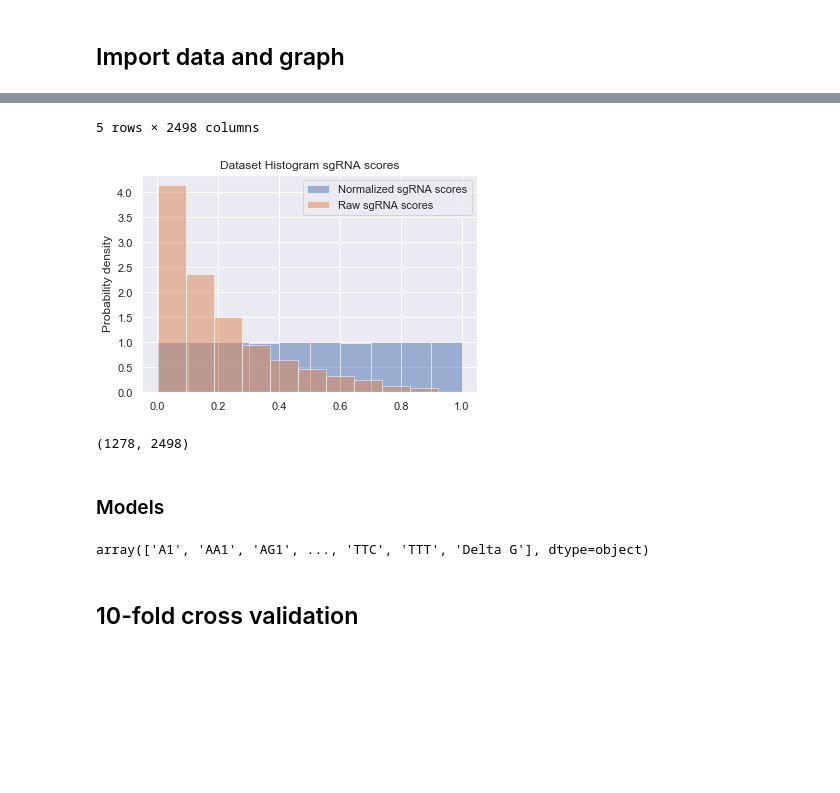
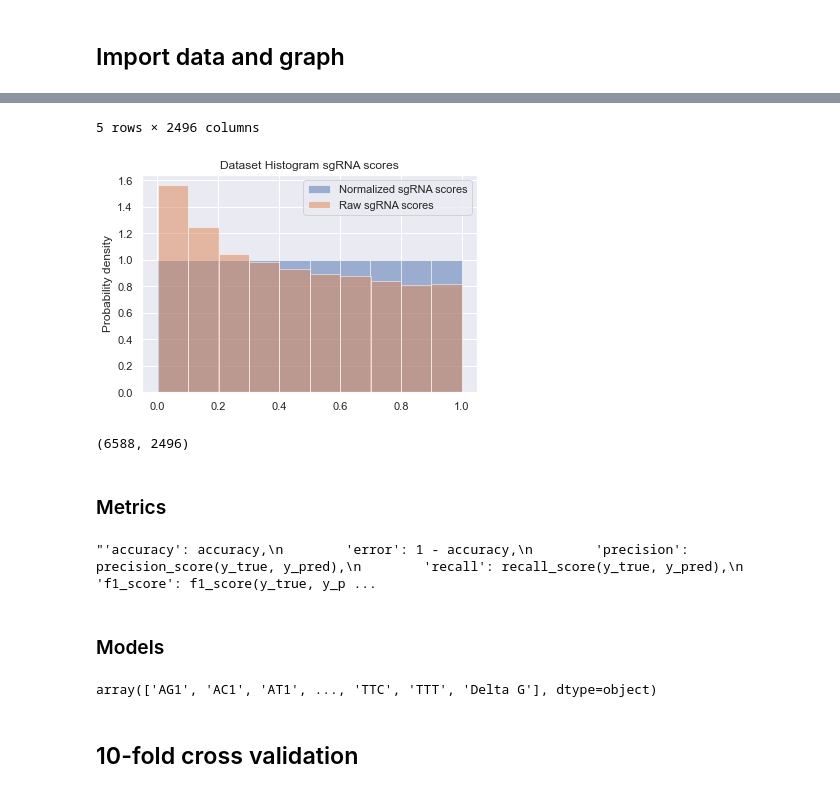
Before and after one commit to hayitsian/Gene-Editing-Guide-LM, a Jupyter notebook: Model.ipynb, the cells around one changed output, grey strips where cells are left out. Drawn from its saved outputs; the diff is of its cells as text; code cells hidden in the pictures; blank space fills up the shorter version.

```diff
--- a/Model.ipynb
+++ b/Model.ipynb
@@ -33,7 +34,7 @@ sns.set()
 # %% [markdown]
 ## Import data and graph
 # %%
-df = pd.read_csv("Doench2014_V2_Featurized.csv")
+df = pd.read_csv("Doench_Fusi_V2_Featurized.csv")
 plt.hist(df["sgRNA Normalized"], alpha=0.5, density=True, label='Normalized sgRNA scores')
 plt.hist(df["sgRNA Score"], alpha=0.5, density=True, label='Raw sgRNA scores')
 plt.ylabel('Probability density')
@@ -50,9 +51,27 @@ df.head()
-5 rows × 2498 columns
+5 rows × 2496 columns
-[figure, old version]
+[figure, new version]
 # %%
 df.shape
 # %% [output]
-(1278, 2498)
+(6588, 2496)
+# %% [markdown]
+### Metrics
+# %%
+#from sklearn.metrics import accuracy_score, precision_score, recall_score, f1_score, confusion_matrix
+from sklearn.metrics import r2_score
+
+def get_metrics(y_true, y_pred):
+    #accuracy = accuracy_score(y_true, y_pred)
+    mse = mean_squared_error(y_true, y_pred)
+    r2 = r2_score(y_true, y_pred)
+    spr = spearmanr(y_true, y_pred)
+    return {
+        'mse' : mse,
+        'r2' : r2,
+        'spearman': spearmanr(y_true, y_pred)[0]
+    }
+# %% [output]
+"'accuracy': accuracy,\n        'error': 1 - accuracy,\n        'precision': precision_score(y_true, y_pred),\n        'recall': recall_score(y_true, y_pred),\n        'f1_score': f1_score(y_true, y_p ...
 # %% [markdown]
 ### Models
 # %%
@@ -68,7 +87,7 @@ x_feat = features
 x_feat = np.delete(x_feat, 0)
 x_feat
 # %% [output]
-array(['A1', 'AA1', 'AG1', ..., 'TTC', 'TTT', 'Delta G'], dtype=object)
+array(['AG1', 'AC1', 'AT1', ..., 'TTC', 'TTT', 'Delta G'], dtype=object)
 # %%
 y = df.loc[:,y_feat].values
 x = df[x_feat].values
```
Also changed, not shown: parts of 31 cells of this notebook.
